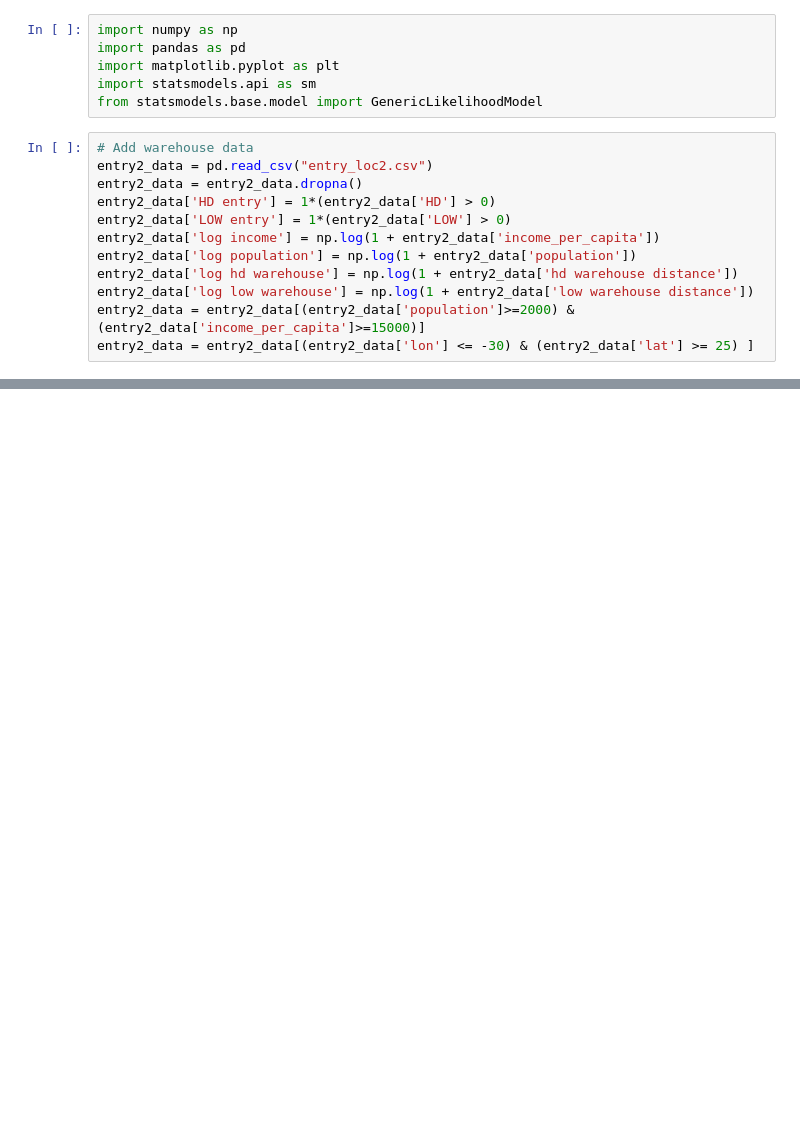
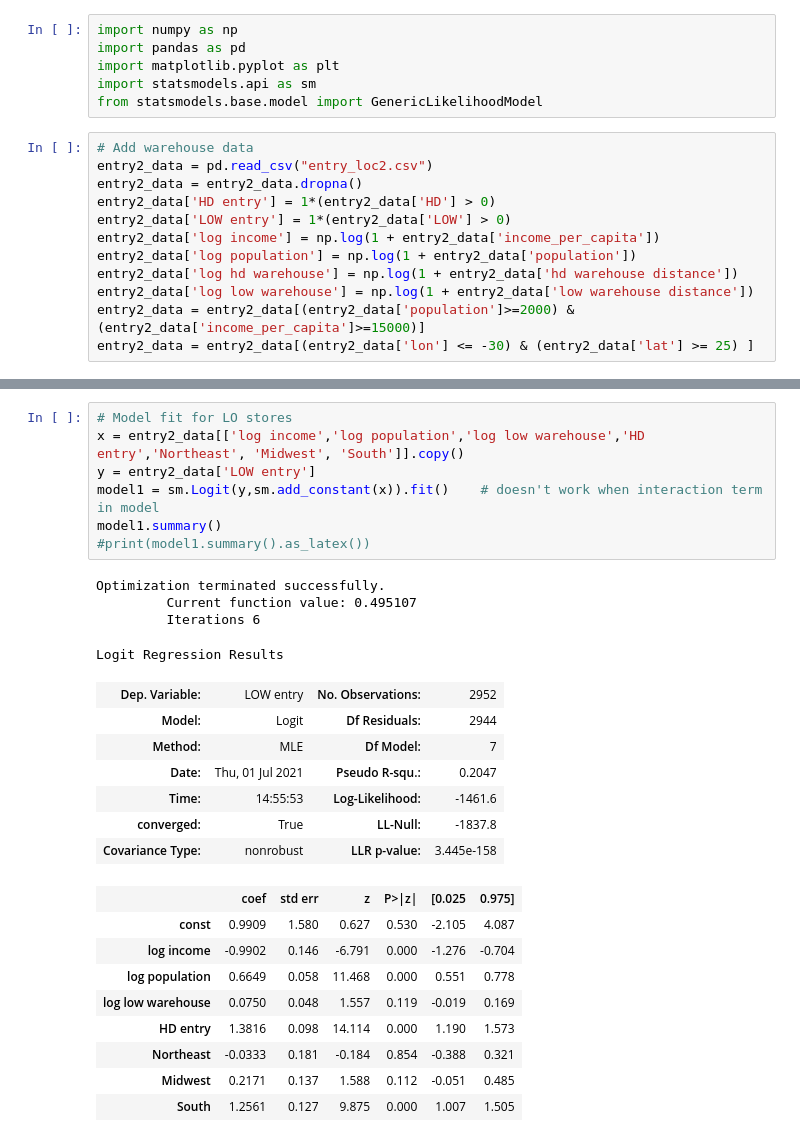
Before and after one commit to ericschulman/entry_games, a Jupyter notebook: estimation/separate_estimate_v2.ipynb, the cells around one changed output, grey strips where cells are left out. Drawn from its saved outputs; the diff is of its cells as text; blank space fills up the shorter version.

```diff
--- a/estimation/separate_estimate_v2.ipynb
+++ b/estimation/separate_estimate_v2.ipynb
@@ -166 +144,29 @@ Warnings:
 [1] Standard Errors assume that the covariance matrix of the errors is correctly specified.
+# %%
+# Model fit for LO stores
+x = entry2_data[['log income','log population','log low warehouse','HD entry','Northeast', 'Midwest', 'South']].copy()
+y = entry2_data['LOW entry']
+model1 = sm.Logit(y,sm.add_constant(x)).fit()    # doesn't work when interaction term in model
+model1.summary()
+#print(model1.summary().as_latex())
+# %% [output]
+Optimization terminated successfully.
+         Current function value: 0.495107
+         Iterations 6
+Logit Regression Results
+| Dep. Variable: | LOW entry | No. Observations: | 2952 |
+| Model: | Logit | Df Residuals: | 2944 |
+| Method: | MLE | Df Model: | 7 |
+| Date: | Thu, 01 Jul 2021 | Pseudo R-squ.: | 0.2047 |
+| Time: | 14:55:53 | Log-Likelihood: | -1461.6 |
+| converged: | True | LL-Null: | -1837.8 |
+| Covariance Type: | nonrobust | LLR p-value: | 3.445e-158 |
+|  | coef | std err | z | P>|z| | [0.025 | 0.975] |
+| const | 0.9909 | 1.580 | 0.627 | 0.530 | -2.105 | 4.087 |
+| log income | -0.9902 | 0.146 | -6.791 | 0.000 | -1.276 | -0.704 |
+| log population | 0.6649 | 0.058 | 11.468 | 0.000 | 0.551 | 0.778 |
+| log low warehouse | 0.0750 | 0.048 | 1.557 | 0.119 | -0.019 | 0.169 |
+| HD entry | 1.3816 | 0.098 | 14.114 | 0.000 | 1.190 | 1.573 |
+| Northeast | -0.0333 | 0.181 | -0.184 | 0.854 | -0.388 | 0.321 |
+| Midwest | 0.2171 | 0.137 | 1.588 | 0.112 | -0.051 | 0.485 |
+| South | 1.2561 | 0.127 | 9.875 | 0.000 | 1.007 | 1.505 |
```
Also changed, not shown: parts of 8 cells of this notebook, 2 other files.
